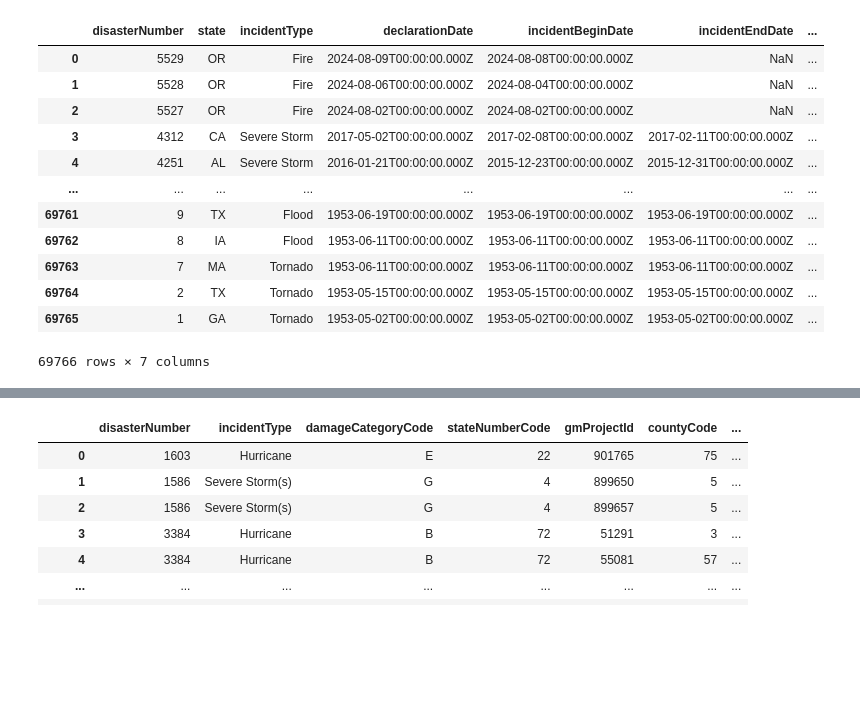
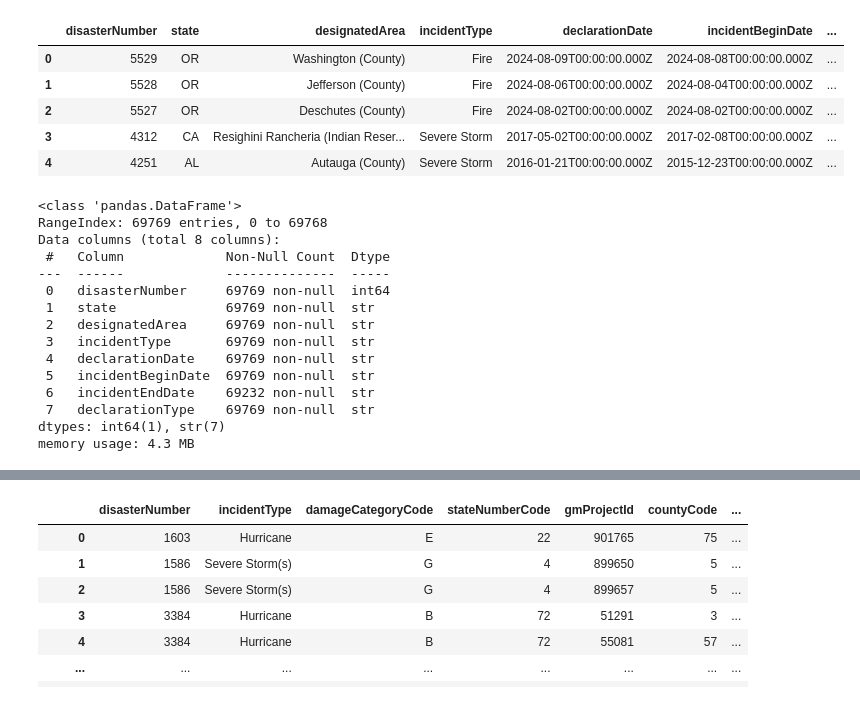
Before and after one commit to Ceejay-user/disaster-recovery-cost-prediction, a Jupyter notebook: preprocessing/e_d_a.ipynb, the cells around one changed output, grey strips where cells are left out. Saved outputs shown, nothing was run; the diff lists cells and outputs as text; code cells hidden in the pictures; blank space fills up the shorter version.

Commit message:
FEMA data ingestion modified

```diff
--- a/preprocessing/e_d_a.ipynb
+++ b/preprocessing/e_d_a.ipynb
@@ -6,5 +8,5 @@ import warnings
 warnings.filterwarnings('ignore')
 # %%
 
-disaster_declarations = pd.read_csv(r"../dataset/disaster_declarations.csv")
-pub_ass_funding = pd.read_csv(r"../dataset/pa_funding_details.csv")
+df_decl = pd.read_csv(r"../dataset/disaster_declarations.csv")
+df_funding = pd.read_csv(r"../dataset/pa_funding_details.csv")
@@ -10,0 +100,33 @@ pub_ass_funding = pd.read_csv(r"../dataset/pa_funding_details.csv")
+# %%
+
+# 1. Ensure columns are in datetime format
+df_decl['incidentBeginDate'] = pd.to_datetime(df_decl['incidentBeginDate'])
+df_decl['incidentEndDate'] = pd.to_datetime(df_decl['incidentEndDate'])
+
+# 2. Calculate existing durations (in days)
+# We only calculate this for rows where both dates exist
+df_decl['temp_duration'] = (df_decl['incidentEndDate'] - df_decl['incidentBeginDate']).dt.days
+
+# 3. Calculate the Median Duration per Incident Type
+# This creates a mapping: e.g., {'Flood': 12, 'Hurricane': 5}
+median_durations = df_decl.groupby('incidentType')['temp_duration'].median()
+
+# 4. Create a "Fallback" Duration
+# For rows with missing end dates, look up the median for their incidentType
+df_decl['inferred_duration_days'] = df_decl['incidentType'].map(median_durations)
+
+# 5. Fill only the missing end dates
+# We add the inferred days back to the start date as a Timedelta
+mask = df_decl['incidentEndDate'].isna()
+df_decl.loc[mask, 'incidentEndDate'] = (
+    df_decl.loc[mask, 'incidentBeginDate'] +
+    pd.to_timedelta(df_decl.loc[mask, 'inferred_duration_days'], unit='D')
+)
+
+# 6. Cleanup: Drop the helper columns and format back to simple date if desired
+df_decl = df_decl.drop(columns=['temp_duration', 'inferred_duration_days'])
+
+# Optional: Convert back to a clean string date format (YYYY-MM-DD)
+# df_final['incidentEndDate'] = df_final['incidentEndDate'].dt.date
+
+print(f"Remaining missing end dates: {df_decl['incidentEndDate'].isna().sum()}")
@@ -11,16 +746,27 @@ pub_ass_funding = pd.read_csv(r"../dataset/pa_funding_details.csv")
 # %%
-disaster_declarations
+df_decl.head()
 # %% [output]
-|  | disasterNumber | state | incidentType | declarationDate | incidentBeginDate | incidentEndDate | ... |
-| 0 | 5529 | OR | Fire | 2024-08-09T00:00:00.000Z | 2024-08-08T00:00:00.000Z | NaN | ... |
-| 1 | 5528 | OR | Fire | 2024-08-06T00:00:00.000Z | 2024-08-04T00:00:00.000Z | NaN | ... |
-| 2 | 5527 | OR | Fire | 2024-08-02T00:00:00.000Z | 2024-08-02T00:00:00.000Z | NaN | ... |
-| 3 | 4312 | CA | Severe Storm | 2017-05-02T00:00:00.000Z | 2017-02-08T00:00:00.000Z | 2017-02-11T00:00:00.000Z | ... |
-| 4 | 4251 | AL | Severe Storm | 2016-01-21T00:00:00.000Z | 2015-12-23T00:00:00.000Z | 2015-12-31T00:00:00.000Z | ... |
-| ... | ... | ... | ... | ... | ... | ... | ... |
-| 69761 | 9 | TX | Flood | 1953-06-19T00:00:00.000Z | 1953-06-19T00:00:00.000Z | 1953-06-19T00:00:00.000Z | ... |
-| 69762 | 8 | IA | Flood | 1953-06-11T00:00:00.000Z | 1953-06-11T00:00:00.000Z | 1953-06-11T00:00:00.000Z | ... |
-| 69763 | 7 | MA | Tornado | 1953-06-11T00:00:00.000Z | 1953-06-11T00:00:00.000Z | 1953-06-11T00:00:00.000Z | ... |
-| 69764 | 2 | TX | Tornado | 1953-05-15T00:00:00.000Z | 1953-05-15T00:00:00.000Z | 1953-05-15T00:00:00.000Z | ... |
-| 69765 | 1 | GA | Tornado | 1953-05-02T00:00:00.000Z | 1953-05-02T00:00:00.000Z | 1953-05-02T00:00:00.000Z | ... |
+|  | disasterNumber | state | designatedArea | incidentType | declarationDate | incidentBeginDate | ... |
+| 0 | 5529 | OR | Washington (County) | Fire | 2024-08-09T00:00:00.000Z | 2024-08-08T00:00:00.000Z | ... |
+| 1 | 5528 | OR | Jefferson (County) | Fire | 2024-08-06T00:00:00.000Z | 2024-08-04T00:00:00.000Z | ... |
+| 2 | 5527 | OR | Deschutes (County) | Fire | 2024-08-02T00:00:00.000Z | 2024-08-02T00:00:00.000Z | ... |
+| 3 | 4312 | CA | Resighini Rancheria (Indian Reser... | Severe Storm | 2017-05-02T00:00:00.000Z | 2017-02-08T00:00:00.000Z | ... |
+| 4 | 4251 | AL | Autauga (County) | Severe Storm | 2016-01-21T00:00:00.000Z | 2015-12-23T00:00:00.000Z | ... |
-69766 rows × 7 columns
+# %%
+declarations.info()
+# %% [output]
+<class 'pandas.DataFrame'>
+RangeIndex: 69769 entries, 0 to 69768
+Data columns (total 8 columns):
+ #   Column             Non-Null Count  Dtype
+---  ------             --------------  -----
+ 0   disasterNumber     69769 non-null  int64
+ 1   state              69769 non-null  str
+ 2   designatedArea     69769 non-null  str
+ 3   incidentType       69769 non-null  str
+ 4   declarationDate    69769 non-null  str
+ 5   incidentBeginDate  69769 non-null  str
+ 6   incidentEndDate    69232 non-null  str
+ 7   declarationType    69769 non-null  str
+dtypes: int64(1), str(7)
+memory usage: 4.3 MB
```
Also changed, not shown: parts of 50 cells of this notebook, 3 other files.
